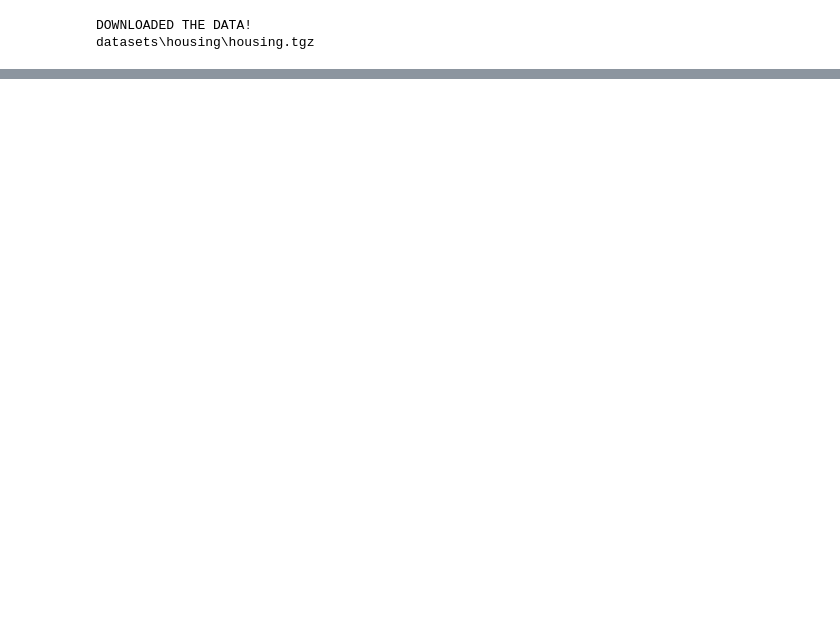
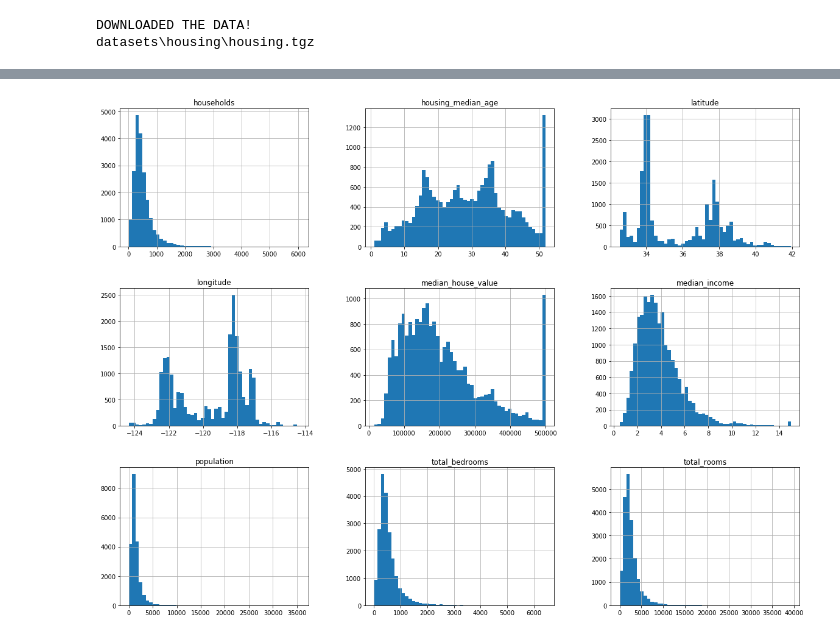
Before and after one commit to pineappledreams/kaggle-and-friends, a Jupyter notebook: geron/MLHousing.ipynb, the cells around one changed output, grey strips where cells are left out. Drawn from its saved outputs; the diff is of its cells as text; code cells hidden in the pictures; blank space fills up the shorter version.

```diff
--- a/geron/MLHousing.ipynb
+++ b/geron/MLHousing.ipynb
@@ -97,0 +104,9 @@ memory usage: 1.6+ MB
+# %%
+# Draw up some histograms! Y axis - how many instances. X axis - value of the data.
+
+%matplotlib inline
+import matplotlib.pyplot as plt
+housing.hist(bins=50, figsize=(20,15))
+plt.show()
+# %% [output]
+[figure, added]
```
Also changed, not shown: parts of 15 cells of this notebook.
